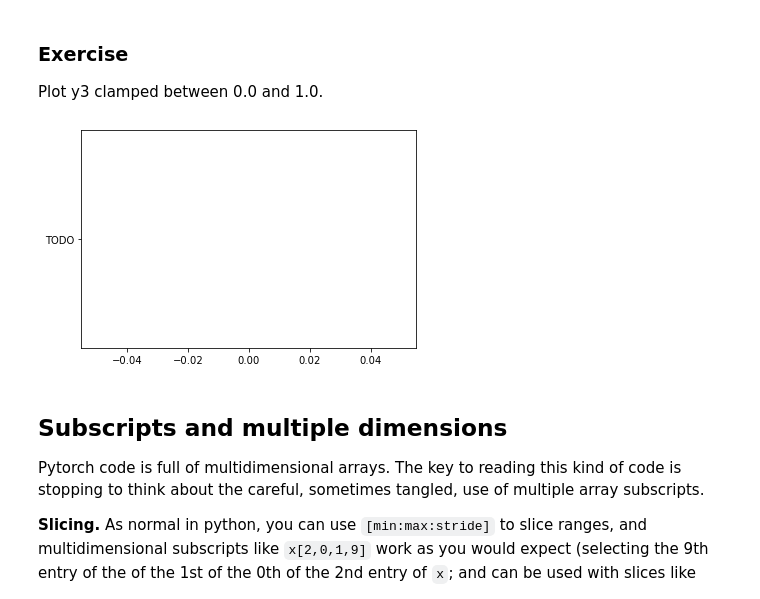
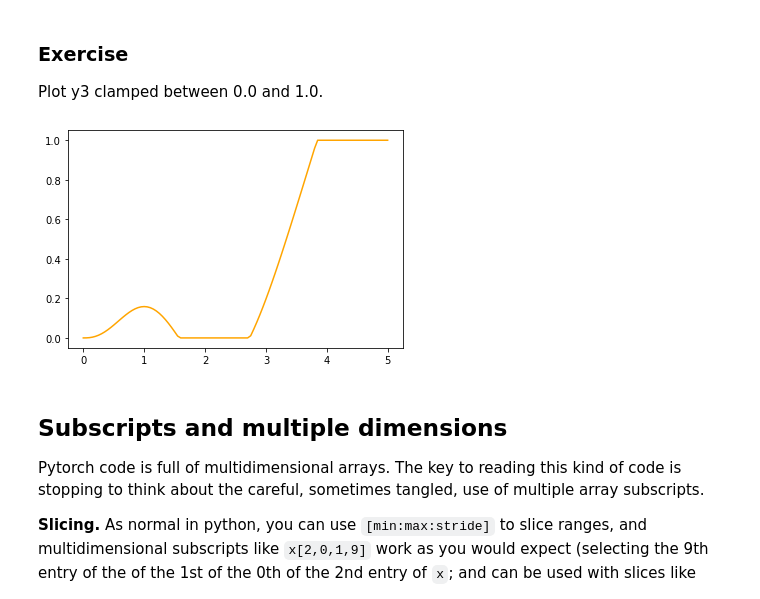
Before and after one commit to cyyeh/generative-modeling, a Jupyter notebook: notebooks/pytorch/1_Pytorch_Introduction.ipynb, the cells around one changed output. Saved outputs shown, nothing was run; the diff lists cells and outputs as text; code cells hidden in the pictures.

```diff
--- a/notebooks/pytorch/1_Pytorch_Introduction.ipynb
+++ b/notebooks/pytorch/1_Pytorch_Introduction.ipynb
@@ -118,10 +120,11 @@ Plot y3 clamped between 0.0 and 1.0.
 # %%
 # TODO: Plot y3 clamped between 0.0 and 1.0.
 
-plt.plot('TODO')
+clamped_y3 = torch.clamp(y3, 0.0, 1.0)
+plt.plot(x, clamped_y3, 'orange')
 plt.show()
 # %% [output]
-[figure, old version]
+[figure, new version]
 # %% [markdown]
 Subscripts and multiple dimensions
 ----------------------------------
```
Also changed, not shown: parts of 11 cells of this notebook.
